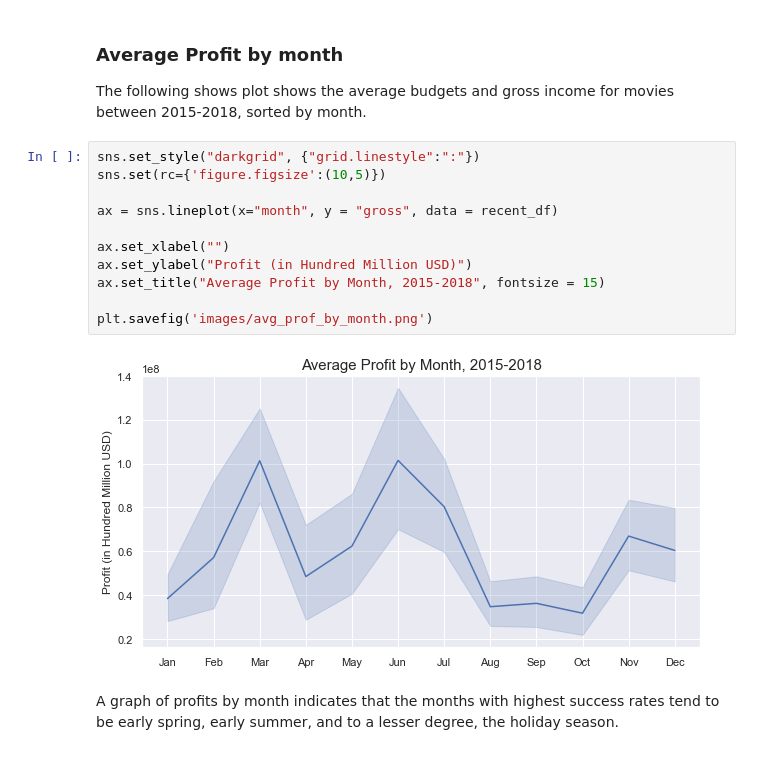
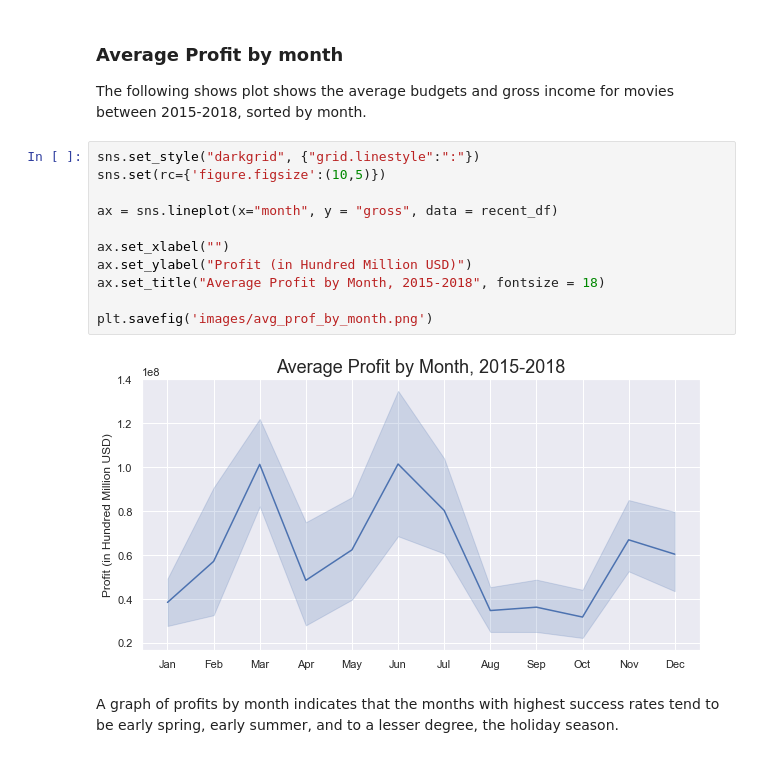
Before and after one commit to shadel96/Microsoft-Movie-Analysis, a Jupyter notebook: movie_analysis.ipynb, the cells around one changed output. Drawn from its saved outputs; the diff is of its cells as text.

Commit message:
changed font size of plot titles

```diff
--- a/movie_analysis.ipynb
+++ b/movie_analysis.ipynb
@@ -297,16 +297,16 @@ The following shows plot shows the average budgets and gross income for movies b
 # %%
 sns.set_style("darkgrid", {"grid.linestyle":":"})
 sns.set(rc={'figure.figsize':(10,5)})
 
 ax = sns.lineplot(x="month", y = "gross", data = recent_df)
 
 ax.set_xlabel("")
 ax.set_ylabel("Profit (in Hundred Million USD)")
-ax.set_title("Average Profit by Month, 2015-2018", fontsize = 15)
+ax.set_title("Average Profit by Month, 2015-2018", fontsize = 18)
 
 plt.savefig('images/avg_prof_by_month.png')
 # %% [output]
-[figure, old version]
+[figure, new version]
 # %% [markdown]
 A graph of profits by month indicates that the months with highest success rates tend to be early spring, early summer, and to a lesser degree, the holiday season.
 # %% [markdown]
```
Also changed, not shown: parts of 6 cells of this notebook.
